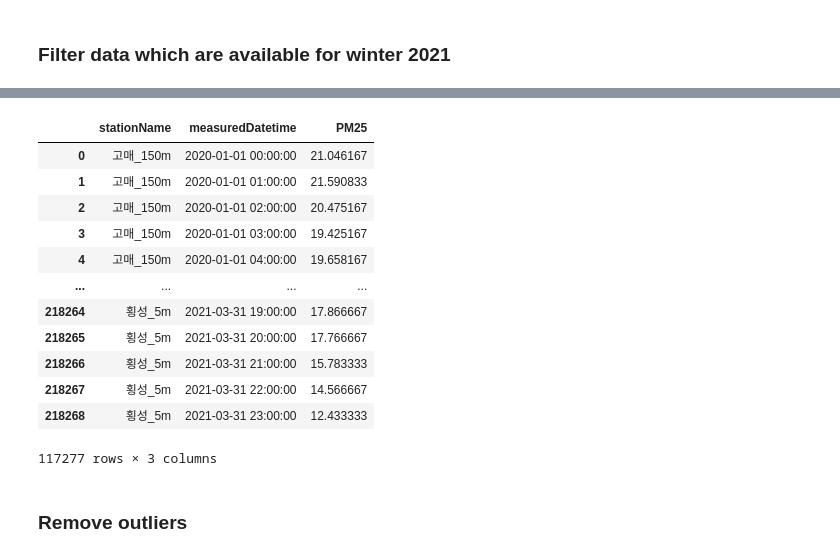
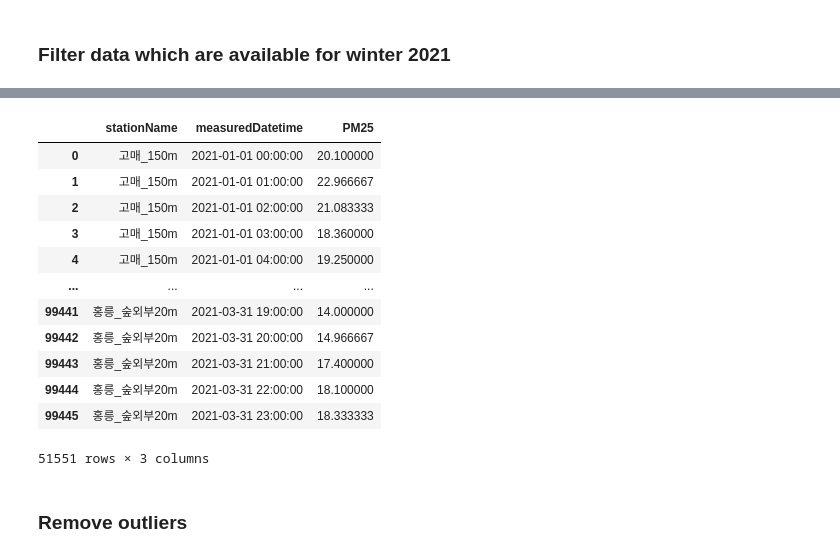
Before and after one commit to graphy-young/endslab, a Jupyter notebook: nifos/nifos_analysis.ipynb, the cells around one changed output, grey strips where cells are left out. Saved outputs shown, nothing was run; the diff lists cells and outputs as text; code cells hidden in the pictures.

```diff
--- a/nifos/nifos_analysis.ipynb
+++ b/nifos/nifos_analysis.ipynb
@@ -161,7 +158,7 @@ dtype: object
 # %% [markdown]
 ### Filter data which are available for winter 2021
 # %%
-targetStation = tuple(nifos[nifos[datetimeColumn].dt.strftime('%Y%m%d') == '20210201'][separatorColumn].unique())
+targetStation = tuple(nifos[nifos[datetimeColumn].dt.strftime('%Y%m%d') == '20210101'][separatorColumn].unique())
 logger(f"targetStation: {str(targetStation)}")
 nifos_filtered = nifos.query(f"{separatorColumn} == {targetStation}")[nifos[datetimeColumn].dt.month <= 3]
 display(nifos_filtered)
@@ -170,16 +167,16 @@ display(nifos_filtered)
 |  | stationName | measuredDatetime | PM25 |
-| 0 | 고매_150m | 2020-01-01 00:00:00 | 21.046167 |
-| 1 | 고매_150m | 2020-01-01 01:00:00 | 21.590833 |
-| 2 | 고매_150m | 2020-01-01 02:00:00 | 20.475167 |
-| 3 | 고매_150m | 2020-01-01 03:00:00 | 19.425167 |
-| 4 | 고매_150m | 2020-01-01 04:00:00 | 19.658167 |
+| 0 | 고매_150m | 2021-01-01 00:00:00 | 20.100000 |
+| 1 | 고매_150m | 2021-01-01 01:00:00 | 22.966667 |
+| 2 | 고매_150m | 2021-01-01 02:00:00 | 21.083333 |
+| 3 | 고매_150m | 2021-01-01 03:00:00 | 18.360000 |
+| 4 | 고매_150m | 2021-01-01 04:00:00 | 19.250000 |
 | ... | ... | ... | ... |
-| 218264 | 횡성_5m | 2021-03-31 19:00:00 | 17.866667 |
-| 218265 | 횡성_5m | 2021-03-31 20:00:00 | 17.766667 |
-| 218266 | 횡성_5m | 2021-03-31 21:00:00 | 15.783333 |
-| 218267 | 횡성_5m | 2021-03-31 22:00:00 | 14.566667 |
-| 218268 | 횡성_5m | 2021-03-31 23:00:00 | 12.433333 |
+| 99441 | 홍릉_숲외부20m | 2021-03-31 19:00:00 | 14.000000 |
+| 99442 | 홍릉_숲외부20m | 2021-03-31 20:00:00 | 14.966667 |
+| 99443 | 홍릉_숲외부20m | 2021-03-31 21:00:00 | 17.400000 |
+| 99444 | 홍릉_숲외부20m | 2021-03-31 22:00:00 | 18.100000 |
+| 99445 | 홍릉_숲외부20m | 2021-03-31 23:00:00 | 18.333333 |
-117277 rows × 3 columns
+51551 rows × 3 columns
 # %% [markdown]
 ### Remove outliers
 # %%
```
Also changed, not shown: parts of 10 cells of this notebook.
